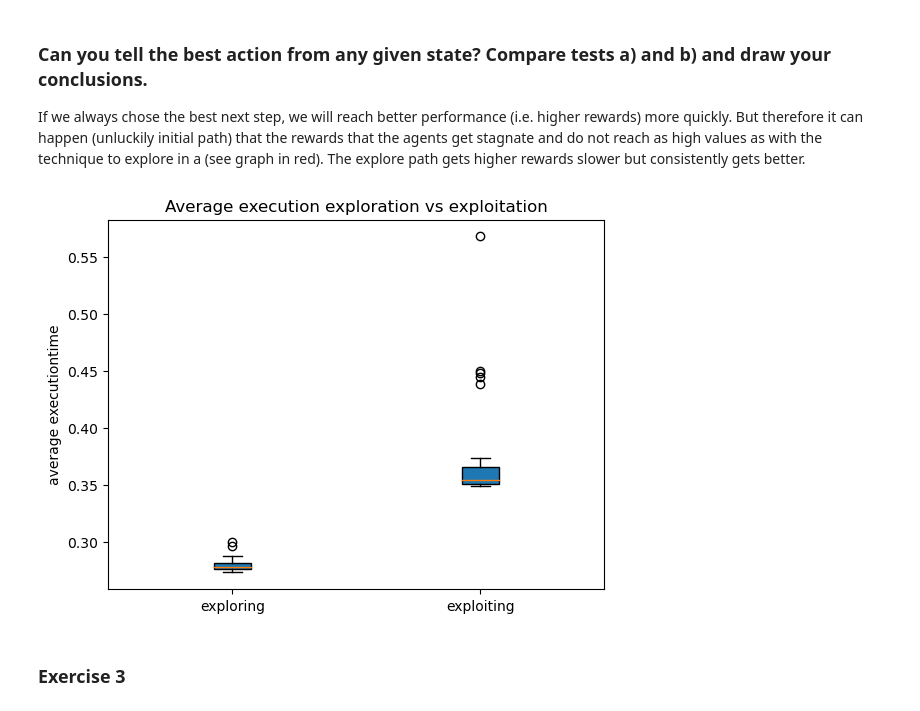
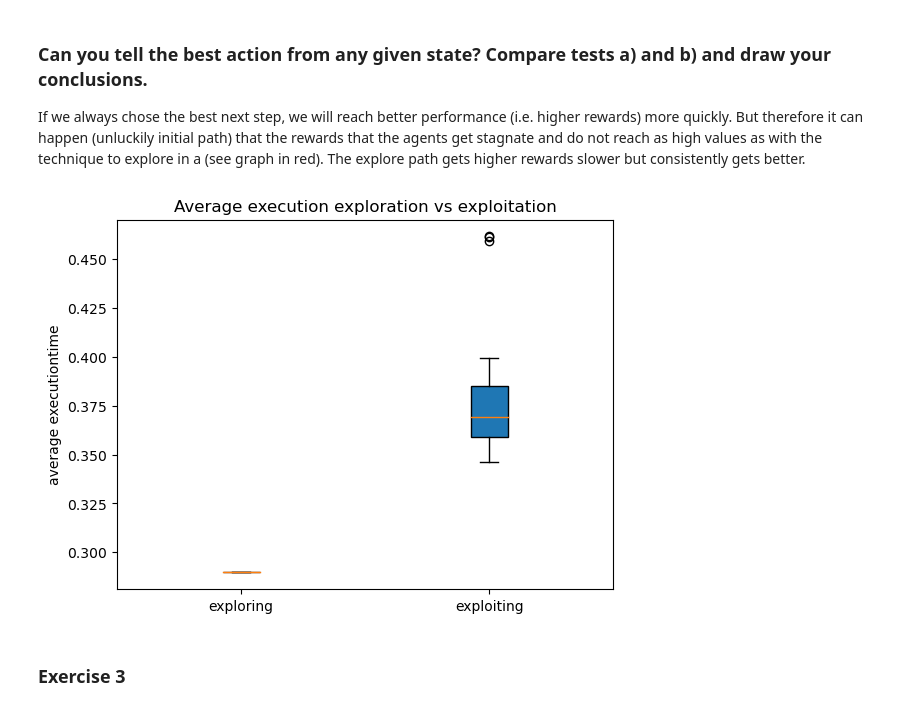
Before and after one commit to jelenameyer/IntroToMachineLearning, a Jupyter notebook: assignments/assignment3/assignment3.ipynb, the cells around one changed output. Drawn from its saved outputs; the diff is of its cells as text; code cells hidden in the pictures.

```diff
--- a/assignments/assignment3/assignment3.ipynb
+++ b/assignments/assignment3/assignment3.ipynb
@@ -163,7 +157,7 @@ plt.show()
 Create a matrix Q
 # %%
 dType = [('right', 'f4'), ('left', 'f4'), ('up', 'f4'), ('down', 'f4')]
-matrixQ = np.zeros(101, dtype = dType)
+matrixQEmpty = np.zeros(101, dtype = dType)
 # %%
 def getUpdatedUtility(state, action, matrixQ, alpha, discountRate):
     QAtStateAndAction = matrixQ[action][state]
@@ -216,21 +209,26 @@ def runTest(state, matrixQ, howManySteps = 1000):
     return (averageRewardPerStep)
 
 
-def runEpisodeWithUpdatingUtilities(matrixQ = matrixQ, state = 1, finalState = 100, maxNumberSteps = 20000, alwaysBestSep = False):
+def runEpisodeWithUpdatingUtilities(matrixQ = matrixQEmpty, state = 1, finalState = 100, maxNumberSteps = 20000, alwaysBestStep = False):
     copyMatrixQ = matrixQ.copy()
     listWithPointsWhereTorRunTests = [100, 200, 500, 600, 700, 800, 900, 1000, 2500, 5000, 7500, 10000, 12500, 15000, 17500, 20000]
     count = 0
     allAverageRewardsPerStep = []
+
     for i in range(maxNumberSteps+1):
-        if alwaysBestSep == True:
+
+        if alwaysBestStep == True:
             action = getNextBestStep(state, copyMatrixQ)
         else:
             action = randomlyChoseAction()
+
         newState = stateTransitionFunction(state, action)
         copyMatrixQ = updateUtility(state = state, action = action, matrixQ = copyMatrixQ)
         state = newState
+
         if count in listWithPointsWhereTorRunTests:
             allAverageRewardsPerStep.append(runTest(state = state, matrixQ = copyMatrixQ, howManySteps = 1000))
+
         count += 1
 
     return (allAverageRewardsPerStep, copyMatrixQ)
@@ -318,9 +316,9 @@ for i in range(30):
 
 
 # execution time
-meanExecutionTimes = sum(allexecutionTimes) /len(allexecutionTimes)
+meanExecutionTimesExploration = sum(allexecutionTimes) /len(allexecutionTimes)
 sdExecutionTimes = np.std(allexecutionTimes)
-print(f"execution time mean: {meanExecutionTimes}, sd: {sdExecutionTimes}")
+print(f"execution time mean: {meanExecutionTimesExploration}, sd: {sdExecutionTimes}")
 
 
 # average rewards per step for the 16 steps
@@ -378,7 +370,7 @@ allMatrixQInList = []
 random.seed(10)
 for i in range(30):
     startTime = time.time()
-    allAverageRewardsPerStep, copyMatrixQExploitation = runEpisodeWithUpdatingUtilities(alwaysBestSep = True)
+    allAverageRewardsPerStep, copyMatrixQExploitation = runEpisodeWithUpdatingUtilities(alwaysBestStep = True)
     endTime = time.time()
     executionTime = endTime - startTime
     allAllAverageRewardsPerStepExploitation[i] = allAverageRewardsPerStep
@@ -441,20 +427,20 @@ If we always chose the best next step, we will reach better performance (i.e. hi
 # %%
 # compare execution time
 
-times = [allexecutionTimes, allexecutionTimesExploitation]
+times = [meanExecutionTimesExploration, allexecutionTimesExploitation]
 labelNames = ["exploring", "exploiting"]
 
 fig, ax = plt.subplots()
 ax.set_ylabel("average executiontime")
 ax.set_title('Average execution exploration vs exploitation')
 bplot = ax.boxplot(times,
                    labels = labelNames,
                    patch_artist=True,
                    whis=1.5)
 
 plt.show()
 # %% [output]
-[figure, old version]
+[figure, new version]
 # %% [markdown]
 ### Exercise 3
 # %% [markdown]
```
Also changed, not shown: parts of 31 cells of this notebook, 1 other file.
